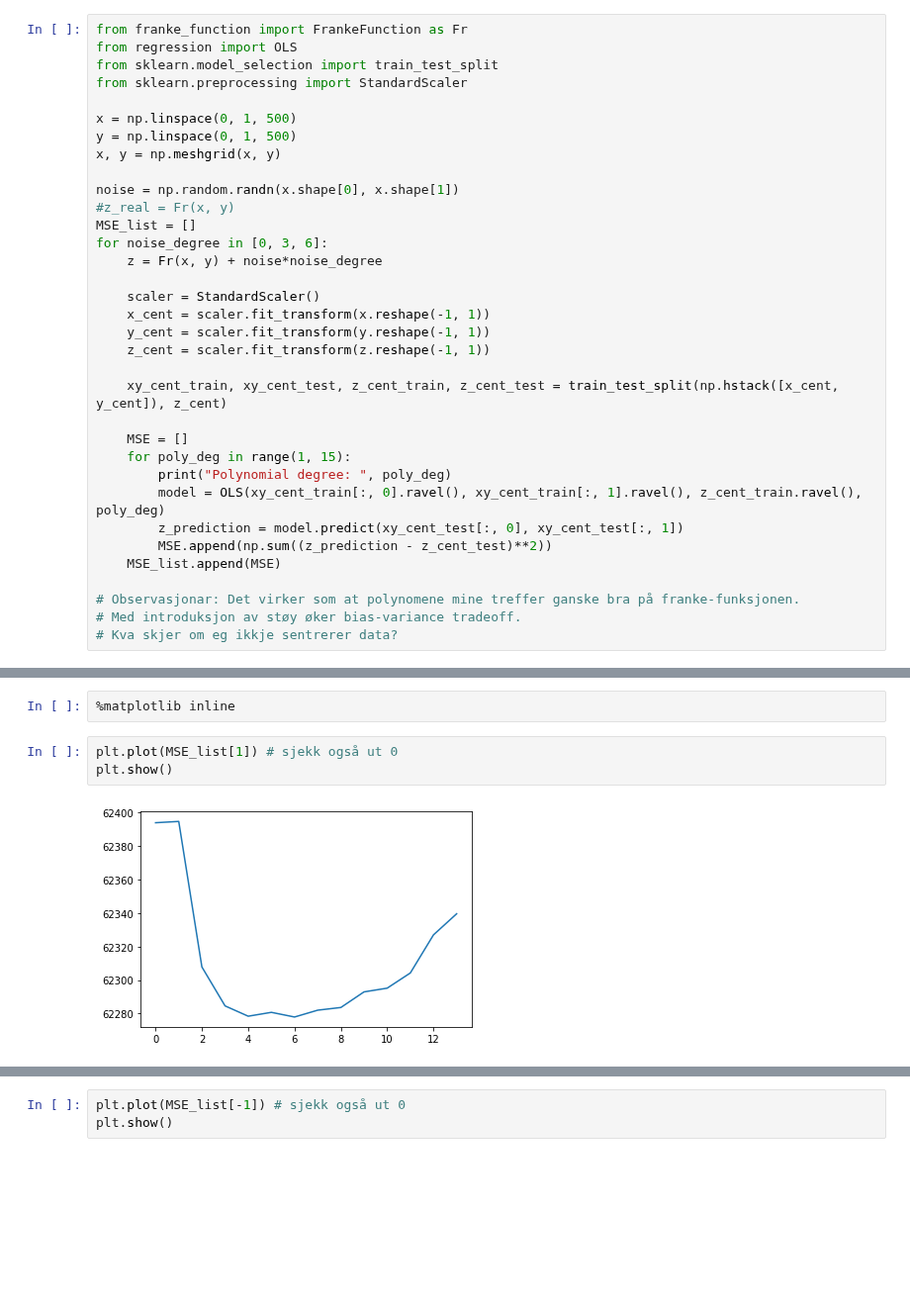
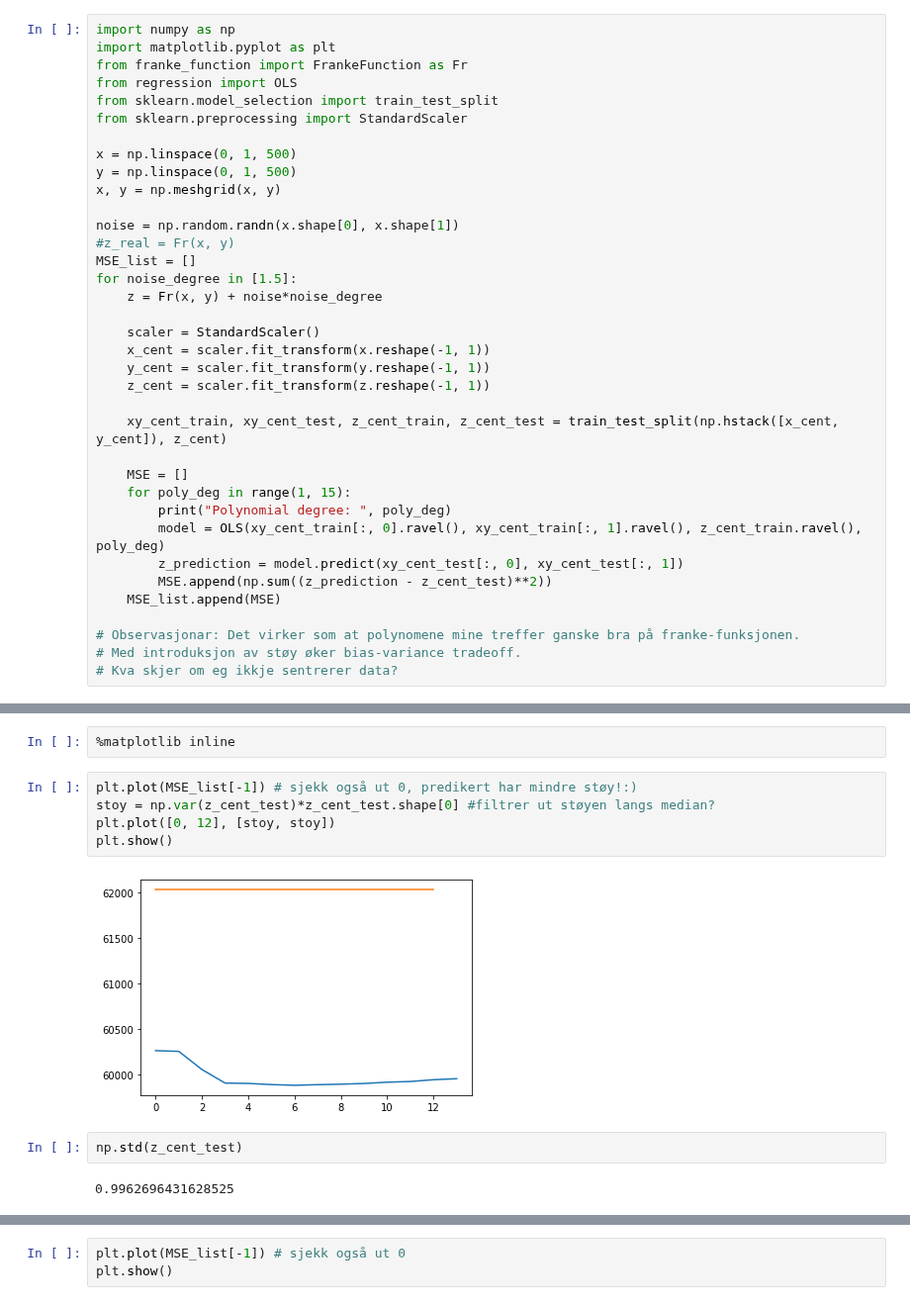
Before and after one commit to eoydvin/FYS-STK4155, a Jupyter notebook: Project_1/Exercise 1.ipynb, the cells around one changed output, grey strips where cells are left out. Shown at 99% size. Drawn from its saved outputs; the diff is of its cells as text; blank space fills up the shorter version.

```diff
--- a/Project_1/Exercise 1.ipynb
+++ b/Project_1/Exercise 1.ipynb
@@ -98,6 +98,8 @@ Beta with standardized x and y:  [[ 0.42908158]
 # %% [markdown]
 # Predicting Frankes function
 # %%
+import numpy as np
+import matplotlib.pyplot as plt
 from franke_function import FrankeFunction as Fr
 from regression import OLS
 from sklearn.model_selection import train_test_split
@@ -110,7 +112,7 @@ x, y = np.meshgrid(x, y)
 noise = np.random.randn(x.shape[0], x.shape[1])
 #z_real = Fr(x, y)
 MSE_list = []
-for noise_degree in [0, 3, 6]:
+for noise_degree in [1.5]:
     z = Fr(x, y) + noise*noise_degree
 
     scaler = StandardScaler()
@@ -152,10 +151,16 @@ Polynomial degree:  14
 # %%
 %matplotlib inline
 # %%
-plt.plot(MSE_list[1]) # sjekk også ut 0
+plt.plot(MSE_list[-1]) # sjekk også ut 0, predikert har mindre støy!:)
+stoy = np.var(z_cent_test)*z_cent_test.shape[0] #filtrer ut støyen langs median?
+plt.plot([0, 12], [stoy, stoy])
 plt.show()
 # %% [output]
-[figure, old version]
+[figure, new version]
+# %%
+np.std(z_cent_test)
+# %% [output]
+0.9962696431628525
 # %%
 # Uten sentrering av data!
 
```
Also changed, not shown: parts of 4 cells of this notebook.
